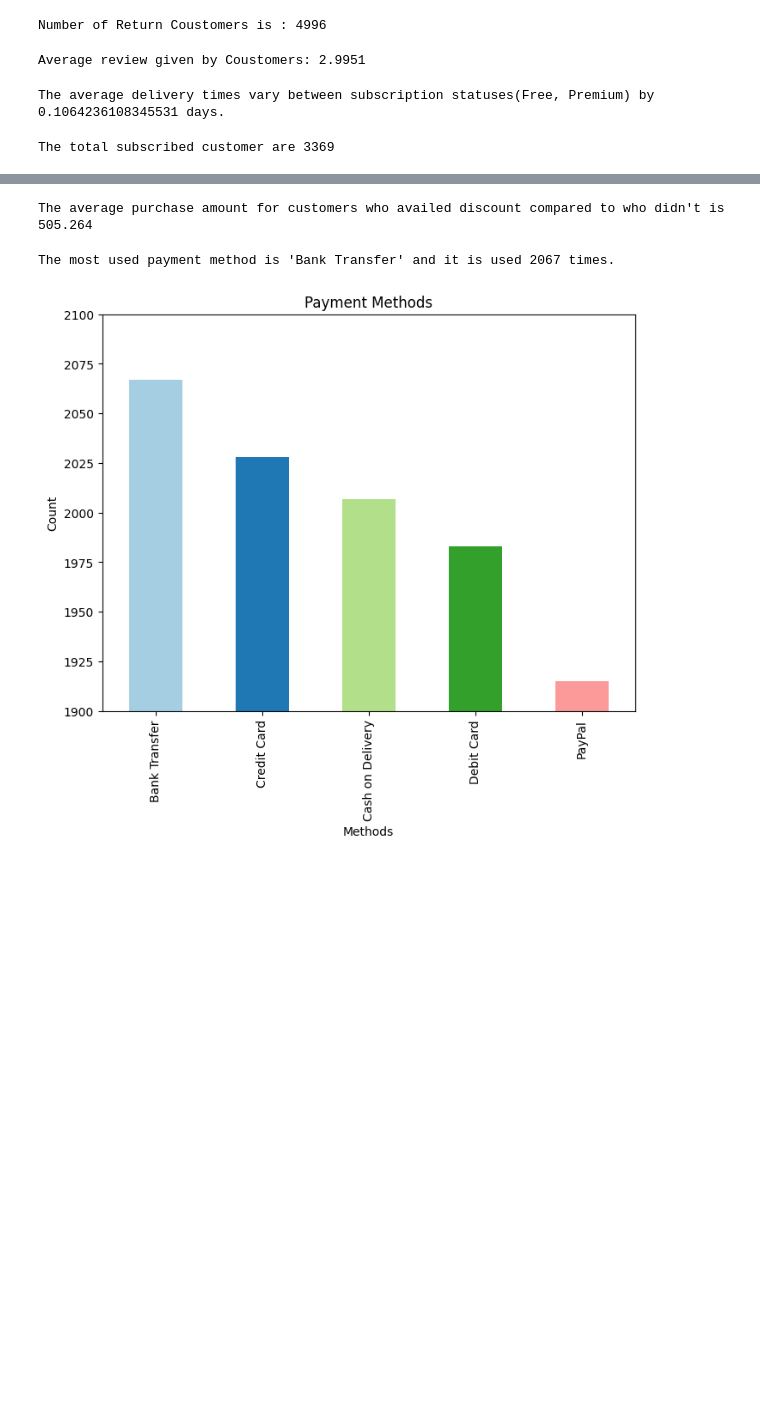
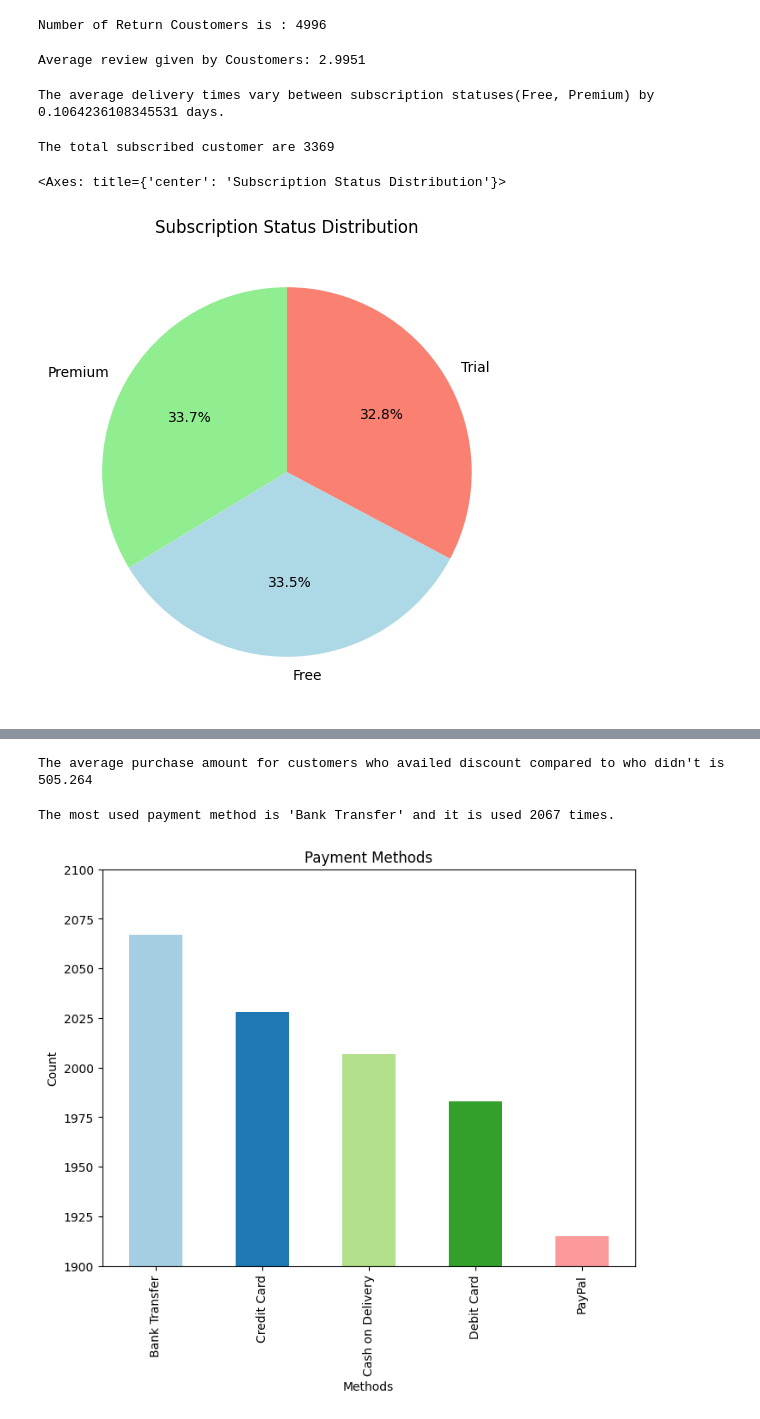
Before and after one commit to Nokibulofficial18/Data-Solution-360, a Jupyter notebook: Python Module/Final Assignment/assignment.ipynb, the cells around one changed output, grey strips where cells are left out. Drawn from its saved outputs; the diff is of its cells as text; code cells hidden in the pictures; blank space fills up the shorter version.

```diff
--- a/Python Module/Final Assignment/assignment.ipynb
+++ b/Python Module/Final Assignment/assignment.ipynb
@@ -79,9 +79,20 @@ The average delivery times vary between subscription statuses(Free, Premium) by
 # %%
 subscribed_customer = df[df['Subscription Status']== 'Premium'].value_counts().shape[0]
 
 print(f"The total subscribed customer are {subscribed_customer}")
+df['Subscription Status'].value_counts().plot(
+    kind='pie',
+    autopct='%1.1f%%',
+    startangle=90,
+    title='Subscription Status Distribution',
+    ylabel='',
+    figsize=(6, 6),
+    colors=['lightgreen', 'lightblue', 'salmon']
+)
 # %% [output]
 The total subscribed customer are 3369
+<Axes: title={'center': 'Subscription Status Distribution'}>
+[figure, added]
 # %%
 device_percentages = df['Device Type'].value_counts(normalize=True) * 100
 print(f"Mobile Users: {round(device_percentages['Mobile'],3)}%")
```
Also changed, not shown: parts of 4 cells of this notebook.
